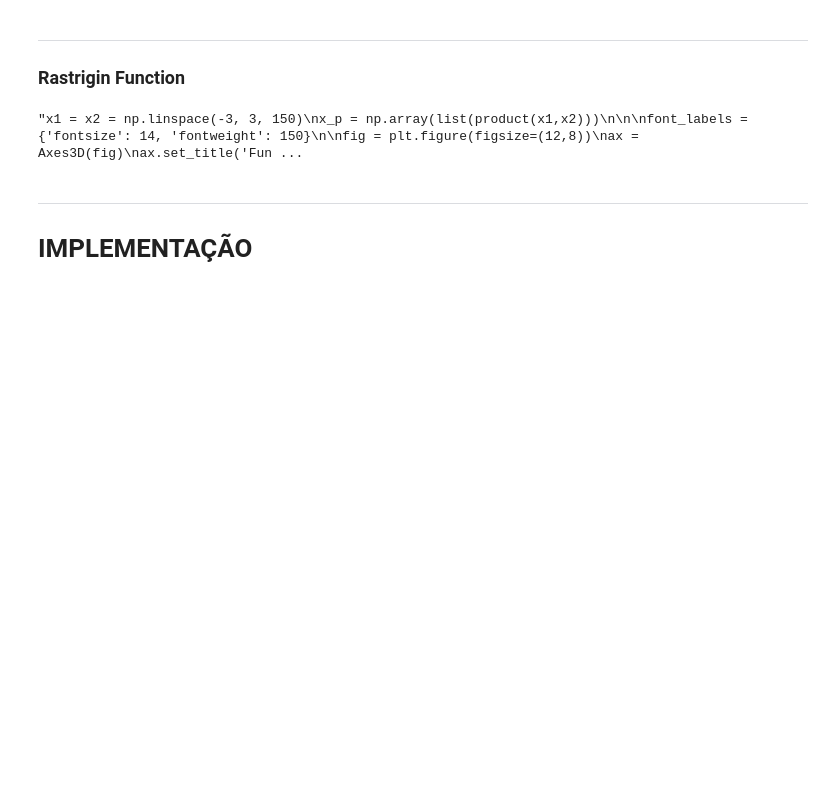
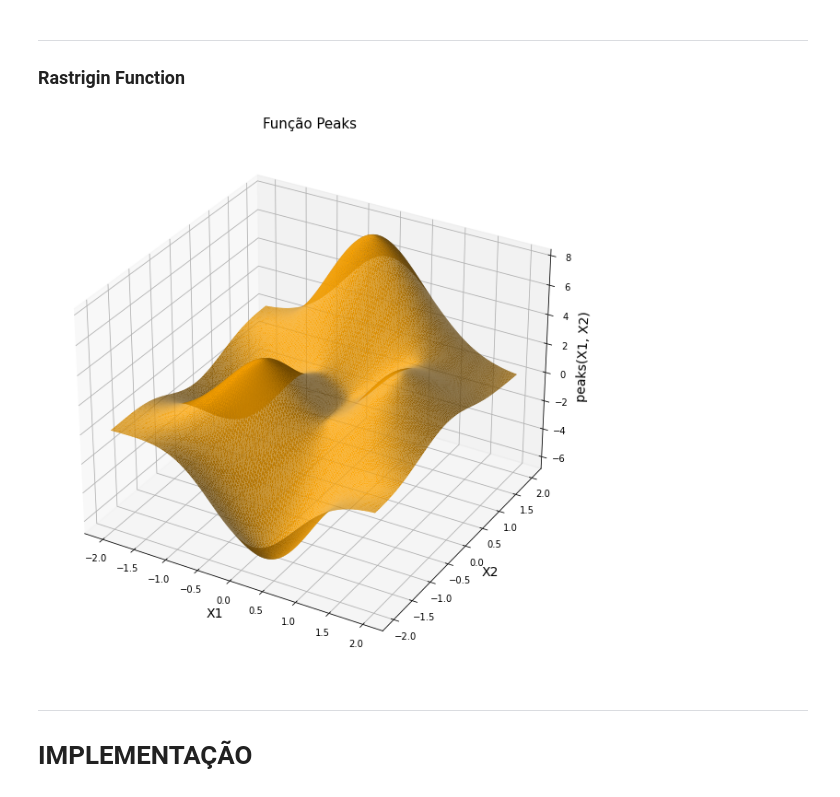
Before and after one commit to vandodiniz/COMPUTACAO-EVOLUCIONARIA, a Jupyter notebook: tp3/PeaksPSO.ipynb, the cells around one changed output. Saved outputs shown, nothing was run; the diff lists cells and outputs as text; code cells hidden in the pictures; blank space fills up the shorter version.

```diff
--- a/tp3/PeaksPSO.ipynb
+++ b/tp3/PeaksPSO.ipynb
@@ -23,22 +24,22 @@ def peaks(x): # objective function
     F = 3*(1-x[0])**2 * np.exp(-(x[0]**2) - (x[1]+1)**2) - 10*(x[0]/5 - x[0]**3 - x[1]**5) * np.exp(-x[0]**2-x[1]**2) - 1/3*np.exp(-(x[0]+1)**2 - x[1]**2)
     return F
 # %%
-'''x1 = x2 = np.linspace(-3, 3, 150)
+x1 = x2 = np.linspace(-2, 2, 150)
 x_p = np.array(list(product(x1,x2)))
 
 
 font_labels = {'fontsize': 14, 'fontweight': 150}
 
 fig = plt.figure(figsize=(12,8))
 ax = Axes3D(fig)
-ax.set_title('Função Rastrigin', fontdict={'fontsize':15})
+ax.set_title('Função Peaks', fontdict={'fontsize':15})
 ax.set_xlabel('X1', fontdict=font_labels)
 ax.set_ylabel('X2', fontdict=font_labels)
 ax.set_zlabel('peaks(X1, X2)', fontdict=font_labels)
-surf = ax.plot_trisurf(x_p[:, 0], x_p[:, 1], [rastrigin(x_) for x_ in x_p], linewidth=0.1, color='orange')
-plt.show()'''
+surf = ax.plot_trisurf(x_p[:, 0], x_p[:, 1], [peaks(x_) for x_ in x_p], linewidth=0.1, color='orange')
+plt.show()
 # %% [output]
-"x1 = x2 = np.linspace(-3, 3, 150)\nx_p = np.array(list(product(x1,x2)))\n\n\nfont_labels = {'fontsize': 14, 'fontweight': 150}\n\nfig = plt.figure(figsize=(12,8))\nax = Axes3D(fig)\nax.set_title('Fun ...
+[figure, added]
 # %% [markdown]
 ---
 # IMPLEMENTAÇÃO
```
Also changed, not shown: parts of 16 cells of this notebook, 1 other file.
